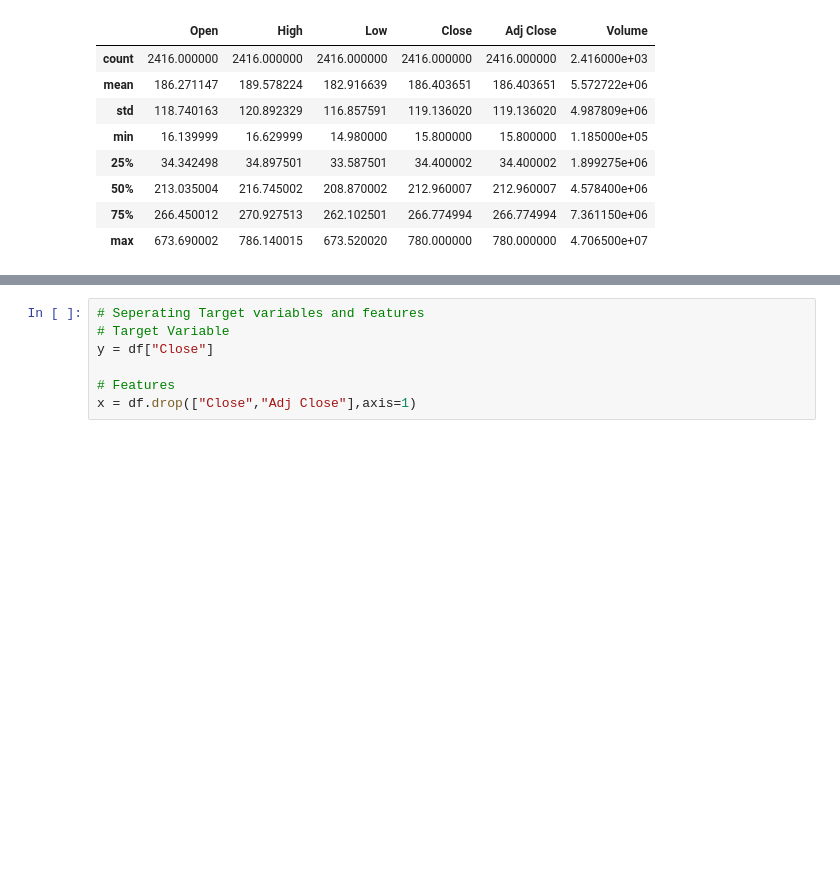
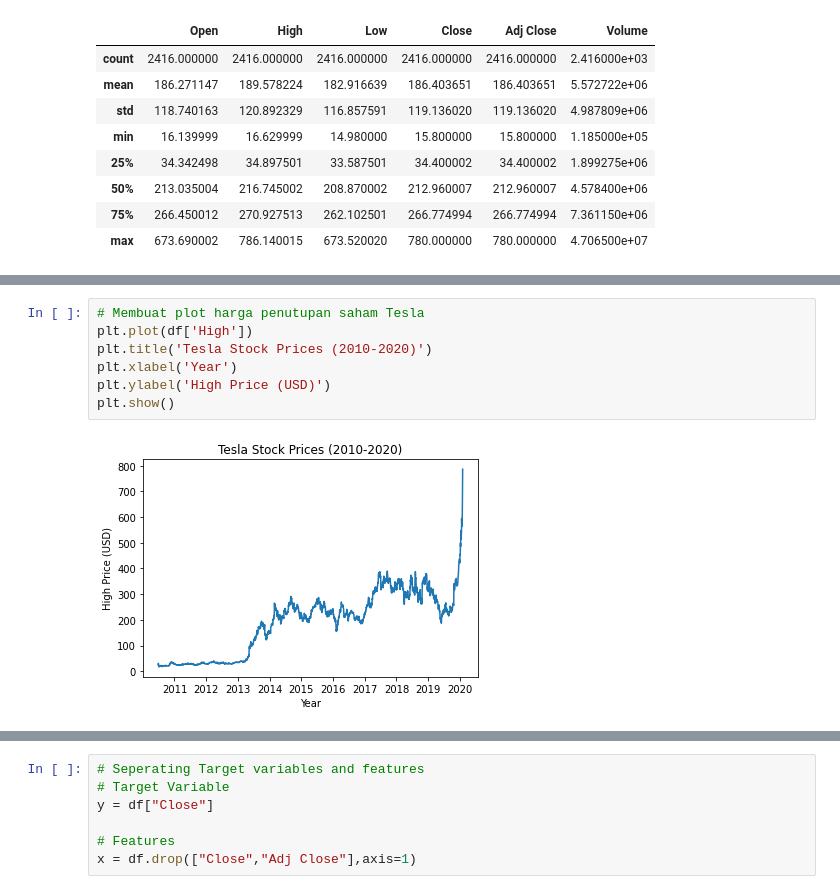
Before and after one commit to cutnurhidayanti/INF-540-Kelompok1, a Jupyter notebook: Project1-Regression/Project1Regression.ipynb, the cells around one changed output, grey strips where cells are left out. Drawn from its saved outputs; the diff is of its cells as text; blank space fills up the shorter version.

```diff
--- a/Project1-Regression/Project1Regression.ipynb
+++ b/Project1-Regression/Project1Regression.ipynb
@@ -95,0 +107,9 @@ Text(0.5, 1.0, 'The General Trend of all values')
+# %%
+# Membuat plot harga penutupan saham Tesla
+plt.plot(df['High'])
+plt.title('Tesla Stock Prices (2010-2020)')
+plt.xlabel('Year')
+plt.ylabel('High Price (USD)')
+plt.show()
+# %% [output]
+[figure, added]
```
Also changed, not shown: parts of 36 cells of this notebook, 16 other files.
